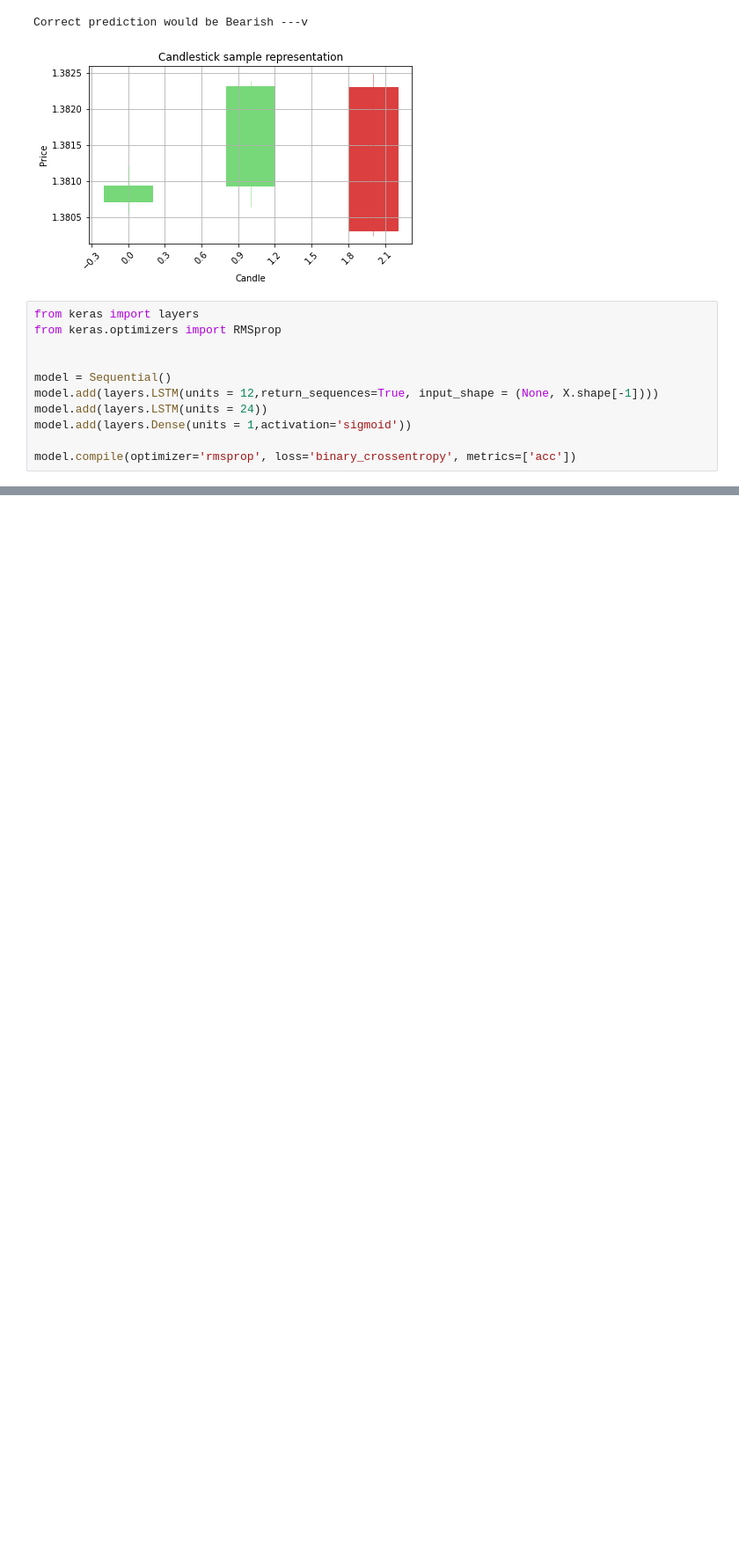
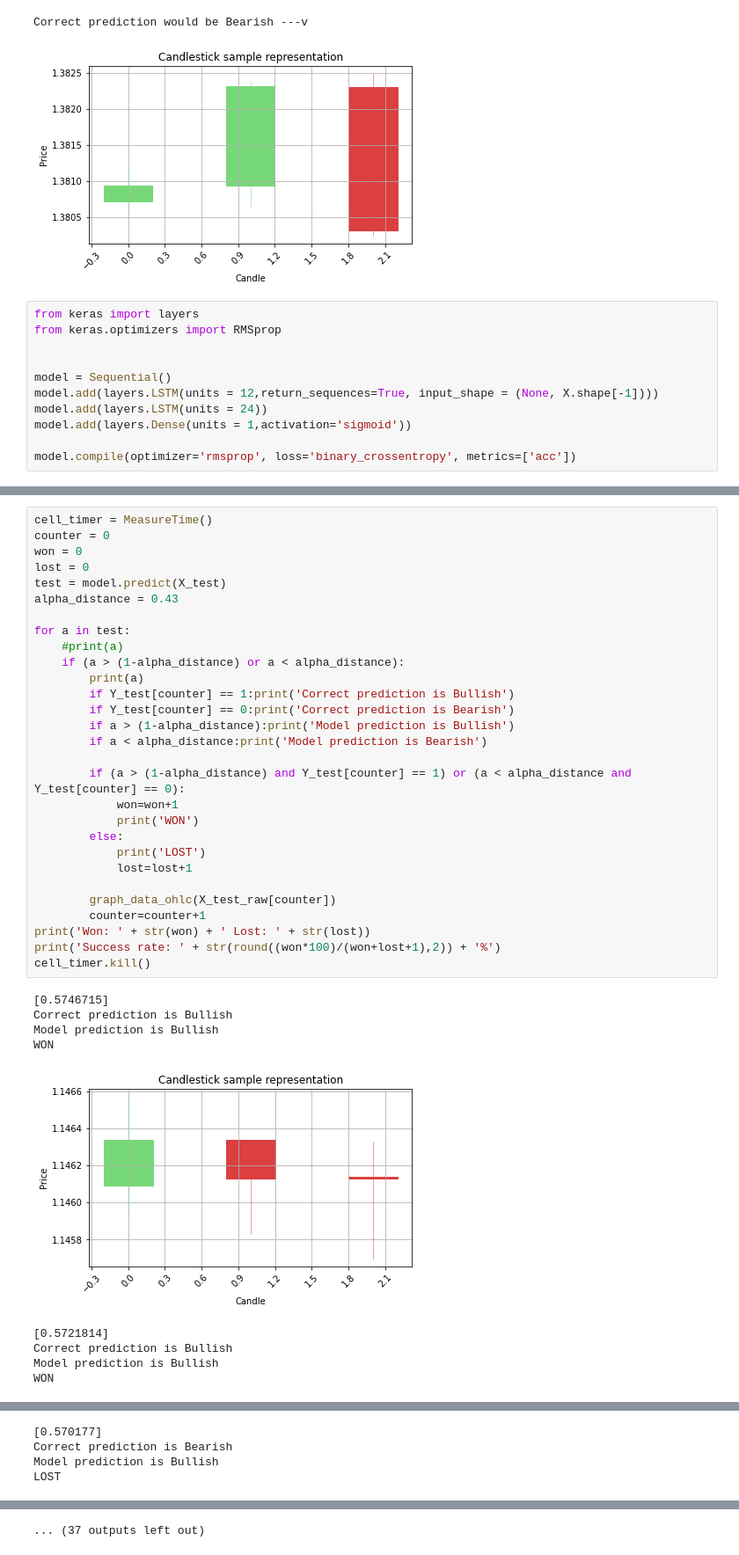
Before and after one commit to Faouzijedidi1/ResearchForex, a Jupyter notebook: NN_for_Forex_V0_1_using_Keras_to_predict_patterns.ipynb, the cells around one changed output, grey strips where cells are left out. Shown at 88% size. Saved outputs shown, nothing was run; the diff lists cells and outputs as text; blank space fills up the shorter version.

```diff
--- a/NN_for_Forex_V0_1_using_Keras_to_predict_patterns.ipynb
+++ b/NN_for_Forex_V0_1_using_Keras_to_predict_patterns.ipynb
@@ -299,0 +387,39 @@ model.compile(optimizer='rmsprop', loss='binary_crossentropy', metrics=['acc'])
+# %%
+cell_timer = MeasureTime()
+counter = 0
+won = 0
+lost = 0
+test = model.predict(X_test)
+alpha_distance = 0.43
+
+for a in test:
+    #print(a)
+    if (a > (1-alpha_distance) or a < alpha_distance):
+        print(a)
+        if Y_test[counter] == 1:print('Correct prediction is Bullish')
+        if Y_test[counter] == 0:print('Correct prediction is Bearish')
+        if a > (1-alpha_distance):print('Model prediction is Bullish')
+        if a < alpha_distance:print('Model prediction is Bearish')
+
+        if (a > (1-alpha_distance) and Y_test[counter] == 1) or (a < alpha_distance and Y_test[counter] == 0):
+            won=won+1
+            print('WON')
+        else:
+            print('LOST')
+            lost=lost+1
+
+        graph_data_ohlc(X_test_raw[counter])
+        counter=counter+1
+print('Won: ' + str(won) + ' Lost: ' + str(lost))
+print('Success rate: ' + str(round((won*100)/(won+lost+1),2)) + '%')
+cell_timer.kill()
+# %% [output]
+[0.5746715]
+Correct prediction is Bullish
+Model prediction is Bullish
+WON
+[figure, added]
+[0.5721814]
+Correct prediction is Bullish
+Model prediction is Bullish
+WON
@@ -299,0 +427,4 @@ model.compile(optimizer='rmsprop', loss='binary_crossentropy', metrics=['acc'])
+[0.570177]
+Correct prediction is Bearish
+Model prediction is Bullish
+LOST
@@ -299,0 +447 @@ model.compile(optimizer='rmsprop', loss='binary_crossentropy', metrics=['acc'])
+... (37 outputs left out)
```
Also changed, not shown: parts of 7 cells of this notebook.
